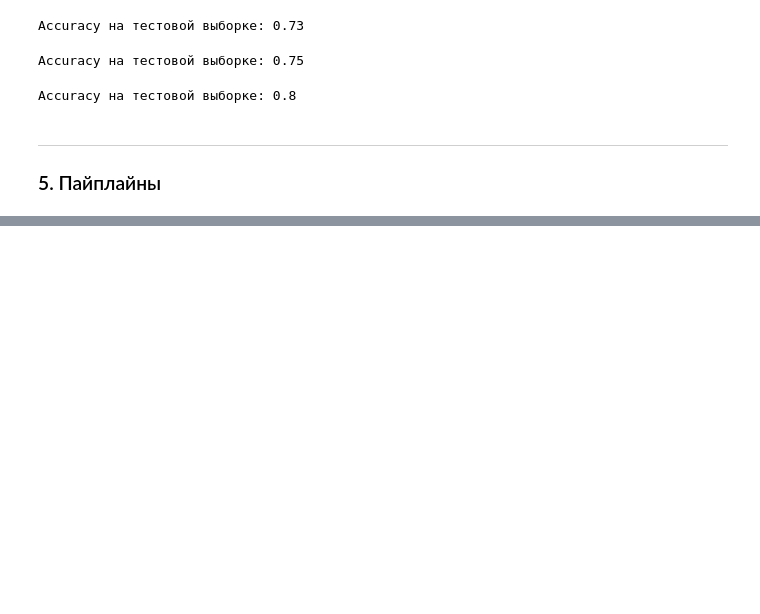
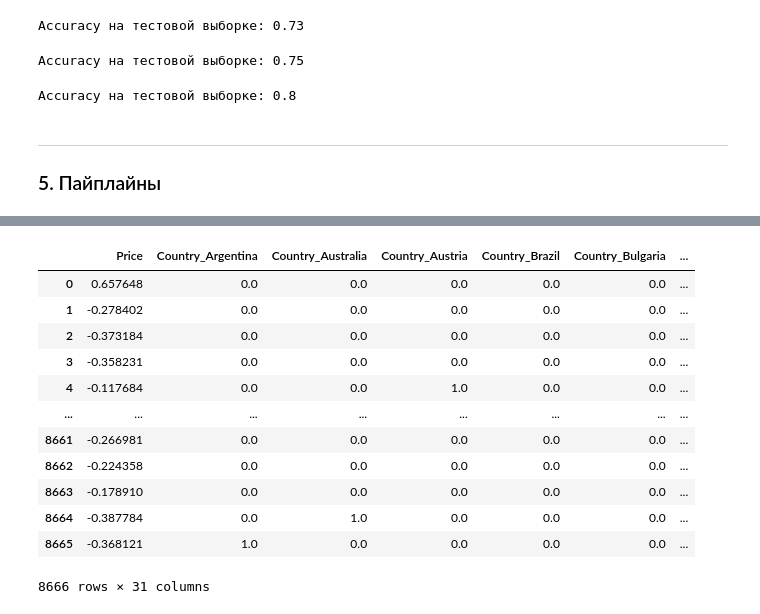
Before and after one commit to Blooodniy/SF_DS, a Jupyter notebook: ML/ML-8. Продвинутые методы машинного обучения/ML-8.ipynb, the cells around one changed output, grey strips where cells are left out. Saved outputs shown, nothing was run; the diff lists cells and outputs as text; code cells hidden in the pictures; blank space fills up the shorter version.

```diff
--- a/ML/ML-8. Продвинутые методы машинного обучения/ML-8.ipynb
+++ b/ML/ML-8. Продвинутые методы машинного обучения/ML-8.ipynb
@@ -489,0 +634,3 @@ Accuracy на тестовой выборке: 0.8
+# %%
+df_wine= pd.read_csv('data/Red.csv')
+df_wine.head()
@@ -489,0 +662,7 @@ Accuracy на тестовой выборке: 0.8
+# %%
+from sklearn.preprocessing import StandardScaler, OneHotEncoder
+from sklearn.compose import make_column_transformer
+ct = make_column_transformer(
+     (StandardScaler(), ['Price']),
+    (OneHotEncoder(), ['Country']))
+print(ct)
@@ -489,0 +687,6 @@ Accuracy на тестовой выборке: 0.8
+# %%
+pipeline = Pipeline([('ct', ct), ('rf', RandomForestRegressor())])
+# %%
+X = df_wine[['Country', 'Price']]
+y = df_wine['Rating']
+pipeline.fit(X, y)
@@ -489,0 +701,19 @@ Accuracy на тестовой выборке: 0.8
+# %%
+pd.DataFrame(
+    pipeline['ct'].transform(X).toarray(),
+    columns=['Price'] + pipeline['ct'].transformers_[1][1].get_feature_names_out().tolist()
+)
+# %% [output]
+|  | Price | Country_Argentina | Country_Australia | Country_Austria | Country_Brazil | Country_Bulgaria | ... |
+| 0 | 0.657648 | 0.0 | 0.0 | 0.0 | 0.0 | 0.0 | ... |
+| 1 | -0.278402 | 0.0 | 0.0 | 0.0 | 0.0 | 0.0 | ... |
+| 2 | -0.373184 | 0.0 | 0.0 | 0.0 | 0.0 | 0.0 | ... |
+| 3 | -0.358231 | 0.0 | 0.0 | 0.0 | 0.0 | 0.0 | ... |
+| 4 | -0.117684 | 0.0 | 0.0 | 1.0 | 0.0 | 0.0 | ... |
+| ... | ... | ... | ... | ... | ... | ... | ... |
+| 8661 | -0.266981 | 0.0 | 0.0 | 0.0 | 0.0 | 0.0 | ... |
+| 8662 | -0.224358 | 0.0 | 0.0 | 0.0 | 0.0 | 0.0 | ... |
+| 8663 | -0.178910 | 0.0 | 0.0 | 0.0 | 0.0 | 0.0 | ... |
+| 8664 | -0.387784 | 0.0 | 1.0 | 0.0 | 0.0 | 0.0 | ... |
+| 8665 | -0.368121 | 1.0 | 0.0 | 0.0 | 0.0 | 0.0 | ... |
+8666 rows × 31 columns
```
Also changed, not shown: parts of 32 cells of this notebook, 3 other files.
